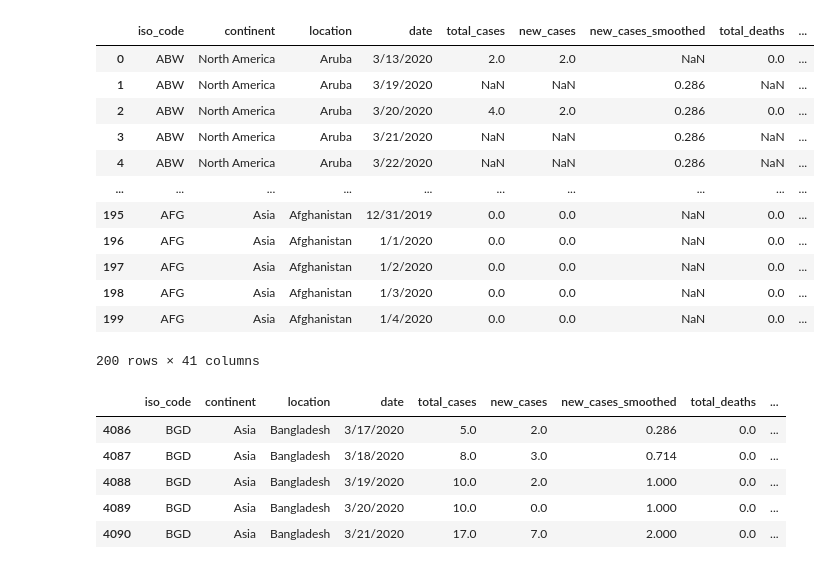
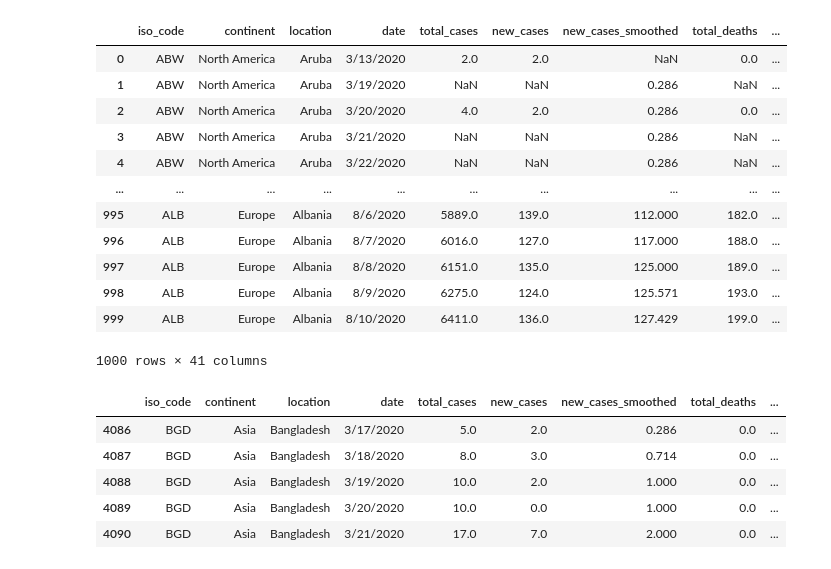
Before and after one commit to jjjdewan/ucb-data-visualization-msgrp-project1-covid-19, a Jupyter notebook: covid-19-project-challenge.ipynb, the cells around one changed output. Saved outputs shown, nothing was run; the diff lists cells and outputs as text; code cells hidden in the pictures.

```diff
--- a/covid-19-project-challenge.ipynb
+++ b/covid-19-project-challenge.ipynb
@@ -12,22 +12,22 @@ from scipy import stats
 # %%
 # Import the covid-19 dataset
 csv_path = ('Resources/owid-covid-data.csv')
 covid_data_df = pd.read_csv(csv_path)
-covid_data_df.head(200)
+covid_data_df.head(1000)
 # %% [output]
 |  | iso_code | continent | location | date | total_cases | new_cases | new_cases_smoothed | total_deaths | ... |
 | 0 | ABW | North America | Aruba | 3/13/2020 | 2.0 | 2.0 | NaN | 0.0 | ... |
 | 1 | ABW | North America | Aruba | 3/19/2020 | NaN | NaN | 0.286 | NaN | ... |
 | 2 | ABW | North America | Aruba | 3/20/2020 | 4.0 | 2.0 | 0.286 | 0.0 | ... |
 | 3 | ABW | North America | Aruba | 3/21/2020 | NaN | NaN | 0.286 | NaN | ... |
 | 4 | ABW | North America | Aruba | 3/22/2020 | NaN | NaN | 0.286 | NaN | ... |
 | ... | ... | ... | ... | ... | ... | ... | ... | ... | ... |
-| 195 | AFG | Asia | Afghanistan | 12/31/2019 | 0.0 | 0.0 | NaN | 0.0 | ... |
-| 196 | AFG | Asia | Afghanistan | 1/1/2020 | 0.0 | 0.0 | NaN | 0.0 | ... |
-| 197 | AFG | Asia | Afghanistan | 1/2/2020 | 0.0 | 0.0 | NaN | 0.0 | ... |
-| 198 | AFG | Asia | Afghanistan | 1/3/2020 | 0.0 | 0.0 | NaN | 0.0 | ... |
-| 199 | AFG | Asia | Afghanistan | 1/4/2020 | 0.0 | 0.0 | NaN | 0.0 | ... |
+| 995 | ALB | Europe | Albania | 8/6/2020 | 5889.0 | 139.0 | 112.000 | 182.0 | ... |
+| 996 | ALB | Europe | Albania | 8/7/2020 | 6016.0 | 127.0 | 117.000 | 188.0 | ... |
+| 997 | ALB | Europe | Albania | 8/8/2020 | 6151.0 | 135.0 | 125.000 | 189.0 | ... |
+| 998 | ALB | Europe | Albania | 8/9/2020 | 6275.0 | 124.0 | 125.571 | 193.0 | ... |
+| 999 | ALB | Europe | Albania | 8/10/2020 | 6411.0 | 136.0 | 127.429 | 199.0 | ... |
-200 rows × 41 columns
+1000 rows × 41 columns
 # %%
 #Drop cells containing NaN
 covid_data_clean = covid_data_df.dropna()
```
Also changed, not shown: parts of 6 cells of this notebook.
